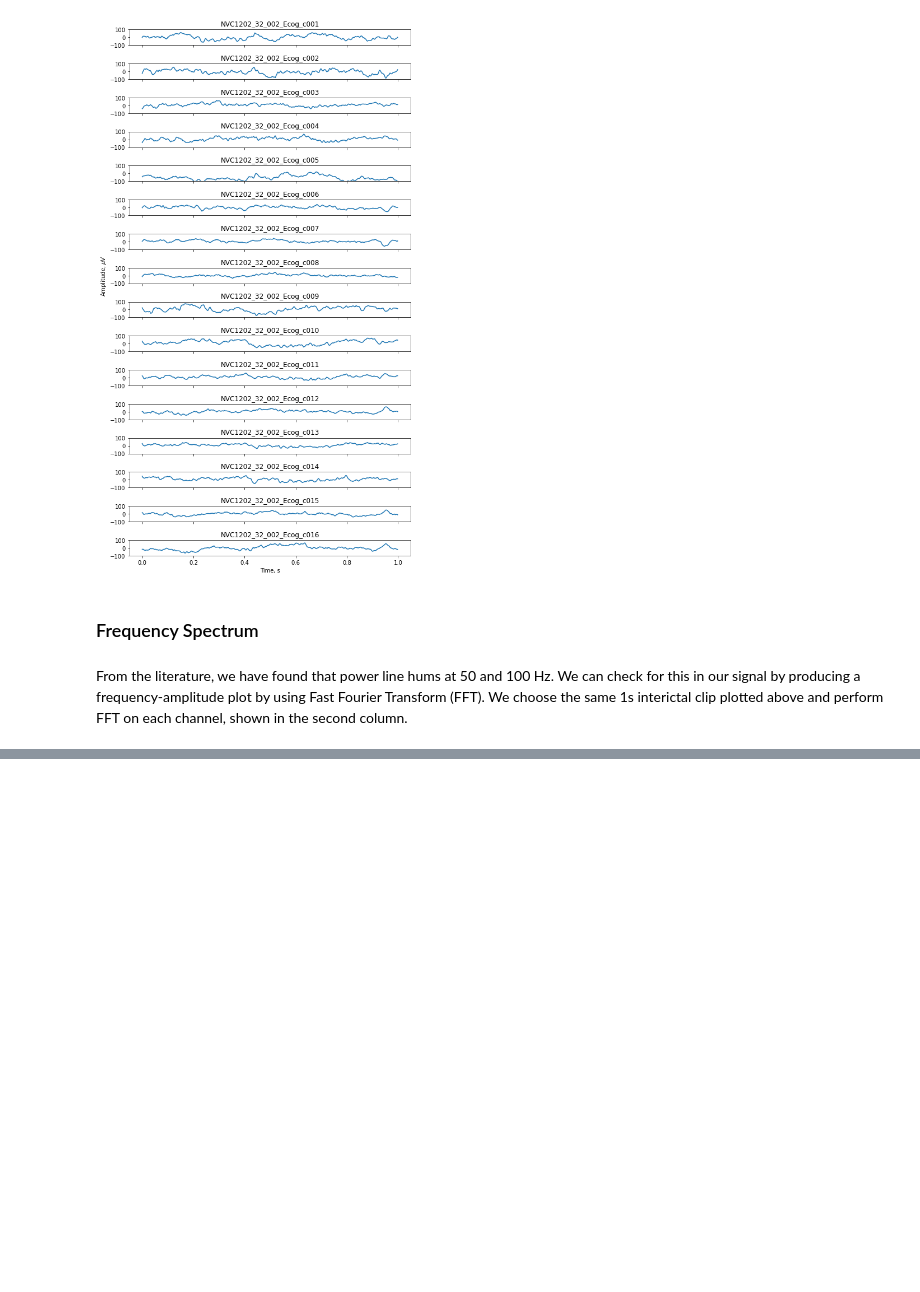
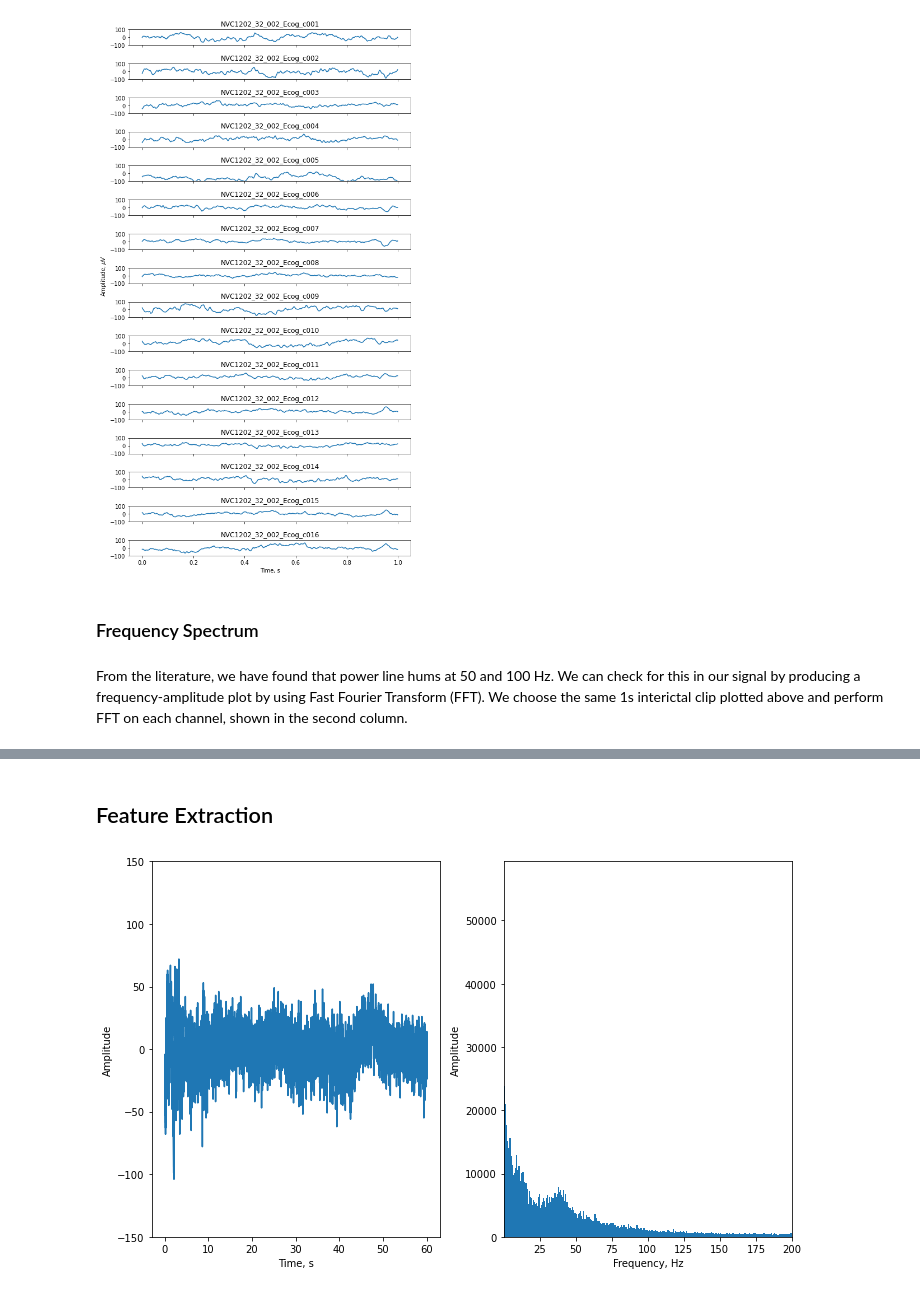
Before and after one commit to samisnotinsane/aes-kaggle-seizure-prediction, a Jupyter notebook: Dog_1/01_data_exploration.ipynb, the cells around one changed output, grey strips where cells are left out. Saved outputs shown, nothing was run; the diff lists cells and outputs as text; code cells hidden in the pictures; blank space fills up the shorter version.

```diff
--- a/Dog_1/01_data_exploration.ipynb
+++ b/Dog_1/01_data_exploration.ipynb
@@ -211,0 +212,25 @@ fig.tight_layout()
+# %% [markdown]
+## Feature Extraction
+# %%
+# extract 1 min block from 10 mins clip (Dog_1_interictal_segment_0001.mat)
+# then perform FFT on it
+n = np.rint(sampling_frequency).astype(int)*60
+one_min_EEG = data[15,0:n] # select last channel
+t = np.arange(0, n) / sampling_frequency
+fourier_ampl = np.abs(rfft(one_min_EEG))
+fourier_freq = rfftfreq(n, 1/sampling_frequency)
+
+fig, ax = plt.subplots(figsize=(10,6), ncols=2)
+ax[0].plot(t, one_min_EEG)
+ax[0].set_ylim([-150, 150])
+ax[0].set_xlabel('Time, s')
+ax[0].set_ylabel('Amplitude')
+
+ax[1].bar(fourier_freq, fourier_ampl)
+ax[1].set_xlim([0.1,200])
+ax[1].set_xlabel('Frequency, Hz')
+ax[1].set_ylabel('Amplitude')
+
+fig.tight_layout()
+# %% [output]
+[figure, added]
```
Also changed, not shown: parts of 12 cells of this notebook.
